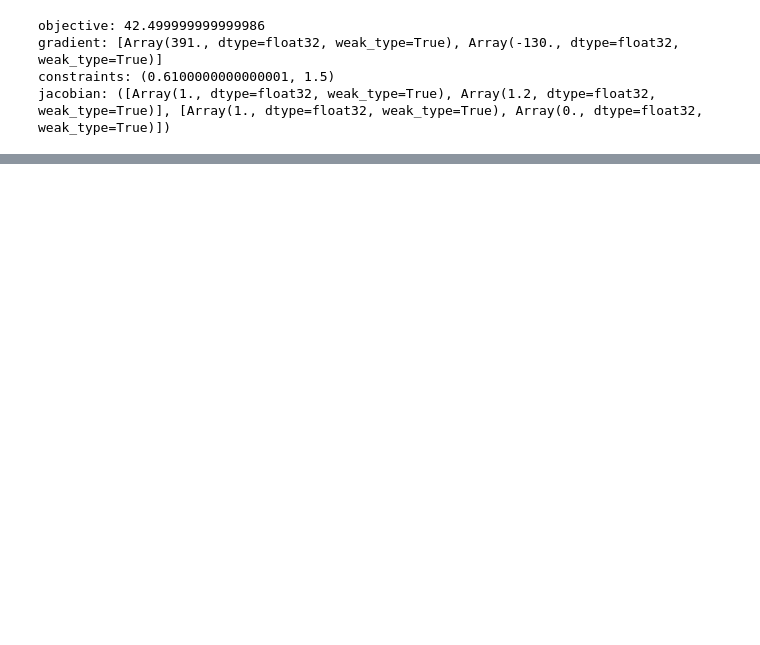
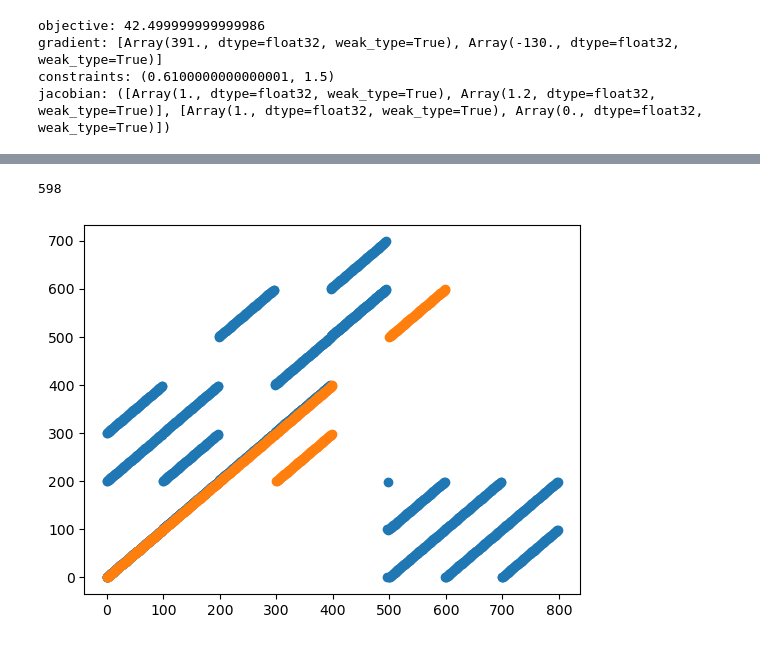
Before and after one commit to leyffer/m2dtIceSheet, a Jupyter notebook: notebooks/1-2_initial_DAE_optimization.ipynb, the cells around one changed output, grey strips where cells are left out. Drawn from its saved outputs; the diff is of its cells as text; code cells hidden in the pictures; blank space fills up the shorter version.

```diff
--- a/notebooks/1-2_initial_DAE_optimization.ipynb
+++ b/notebooks/1-2_initial_DAE_optimization.ipynb
@@ -394,0 +793,21 @@ jacobian: ([Array(1., dtype=float32, weak_type=True), Array(1.2, dtype=float32,
+# %%
+problem_obj = Objective()
+
+problem = cyipopt.Problem(
+    n = problem_obj.n,  # Number of decision variables
+    m = problem_obj.m,  # Number of constraints
+    problem_obj = problem_obj,  # Objective object with "objective" and "gradient" functions
+    lb = problem_obj.lb,  # Lower bounds for x
+    ub = problem_obj.ub,  # Upper bounds for x
+    cl = problem_obj.cl,  # Lower bound for constraints
+    cu = problem_obj.cu,  # Lower bound for constraints
+)
+# %%
+plt.figure()
+plt.scatter(problem_obj.jacobianstructure()[0], problem_obj.jacobianstructure()[1])
+plt.scatter(problem_obj.hessianstructure()[0], problem_obj.hessianstructure()[1])
+len(problem_obj.jacobianstructure()[0])
+len(problem_obj.hessianstructure()[0])
+# %% [output]
+598
+[figure, added]
```
Also changed, not shown: parts of 18 cells of this notebook.
